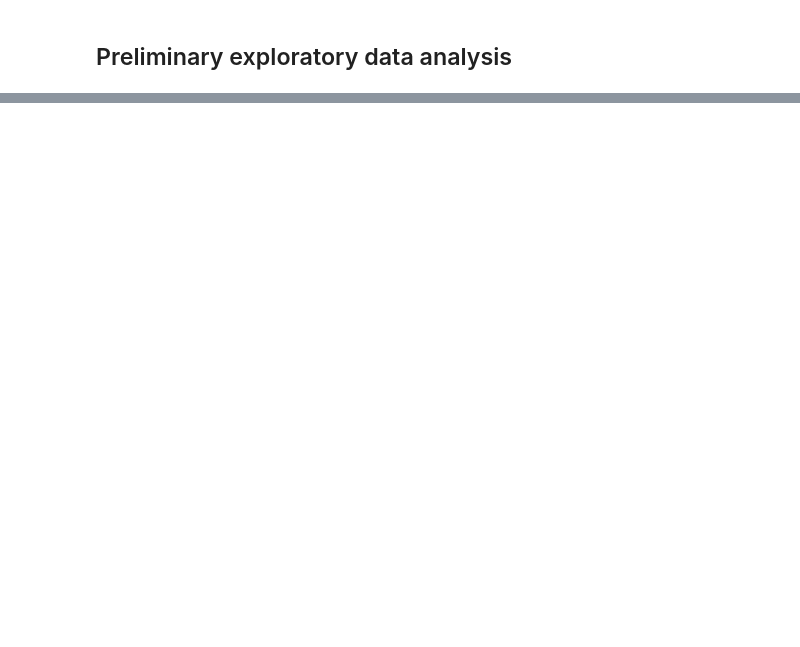
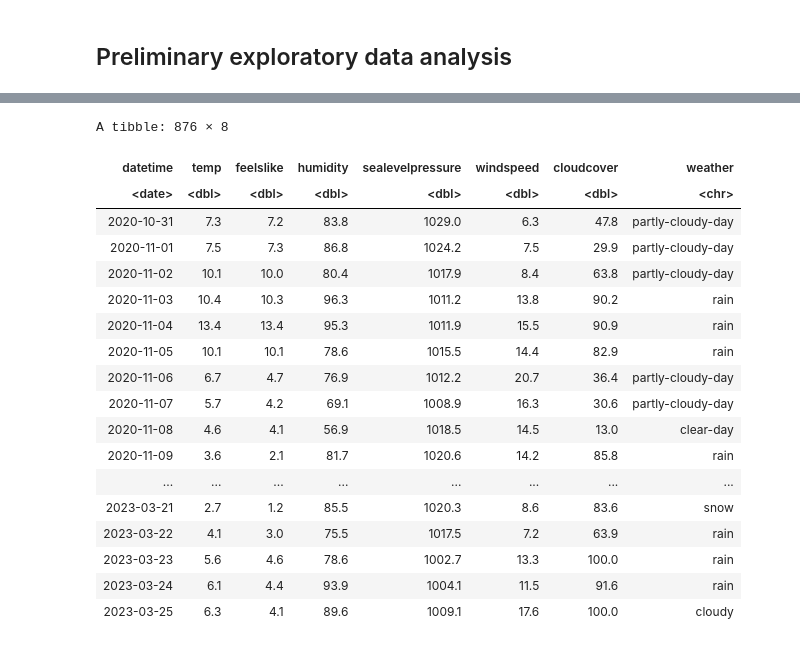
Before and after one commit to DaffyDiamond/DSCI-100-Group-30, a Jupyter notebook: Proposal.ipynb, the cells around one changed output, grey strips where cells are left out. Cells and saved outputs as stored; diff of their text form; code cells hidden in the pictures; blank space fills up the shorter version.

Commit message:
switched data set
switched data set for larger set

```diff
--- a/Proposal.ipynb
+++ b/Proposal.ipynb
@@ -11,0 +37,4 @@ We will use the temperature (in Celsius), humidity, and the wind velocity in ord
+# %%
+# read data as tibble
+weather_data <- read_csv("data/vancouver_weather.csv")
+weather_data
@@ -11,0 +71,26 @@ We will use the temperature (in Celsius), humidity, and the wind velocity in ord
+# %%
+# selected out variables that are irrelivant to our predictions
+weather_selected <- weather_data |>
+    select(datetime, temp, feelslike, humidity, sealevelpressure, windspeed, cloudcover, icon) |>
+    rename(weather = icon)
+weather_selected
+# %% [output]
+A tibble: 876 × 8
+| datetime | temp | feelslike | humidity | sealevelpressure | windspeed | cloudcover | weather |
+| <date> | <dbl> | <dbl> | <dbl> | <dbl> | <dbl> | <dbl> | <chr> |
+| 2020-10-31 | 7.3 | 7.2 | 83.8 | 1029.0 | 6.3 | 47.8 | partly-cloudy-day |
+| 2020-11-01 | 7.5 | 7.3 | 86.8 | 1024.2 | 7.5 | 29.9 | partly-cloudy-day |
+| 2020-11-02 | 10.1 | 10.0 | 80.4 | 1017.9 | 8.4 | 63.8 | partly-cloudy-day |
+| 2020-11-03 | 10.4 | 10.3 | 96.3 | 1011.2 | 13.8 | 90.2 | rain |
+| 2020-11-04 | 13.4 | 13.4 | 95.3 | 1011.9 | 15.5 | 90.9 | rain |
+| 2020-11-05 | 10.1 | 10.1 | 78.6 | 1015.5 | 14.4 | 82.9 | rain |
+| 2020-11-06 | 6.7 | 4.7 | 76.9 | 1012.2 | 20.7 | 36.4 | partly-cloudy-day |
+| 2020-11-07 | 5.7 | 4.2 | 69.1 | 1008.9 | 16.3 | 30.6 | partly-cloudy-day |
+| 2020-11-08 | 4.6 | 4.1 | 56.9 | 1018.5 | 14.5 | 13.0 | clear-day |
+| 2020-11-09 | 3.6 | 2.1 | 81.7 | 1020.6 | 14.2 | 85.8 | rain |
+| ... | ... | ... | ... | ... | ... | ... | ... |
+| 2023-03-21 | 2.7 | 1.2 | 85.5 | 1020.3 | 8.6 | 83.6 | snow |
+| 2023-03-22 | 4.1 | 3.0 | 75.5 | 1017.5 | 7.2 | 63.9 | rain |
+| 2023-03-23 | 5.6 | 4.6 | 78.6 | 1002.7 | 13.3 | 100.0 | rain |
+| 2023-03-24 | 6.1 | 4.4 | 93.9 | 1004.1 | 11.5 | 91.6 | rain |
+| 2023-03-25 | 6.3 | 4.1 | 89.6 | 1009.1 | 17.6 | 100.0 | cloudy |
```
Also changed, not shown: parts of 7 cells of this notebook, 1 other file.
